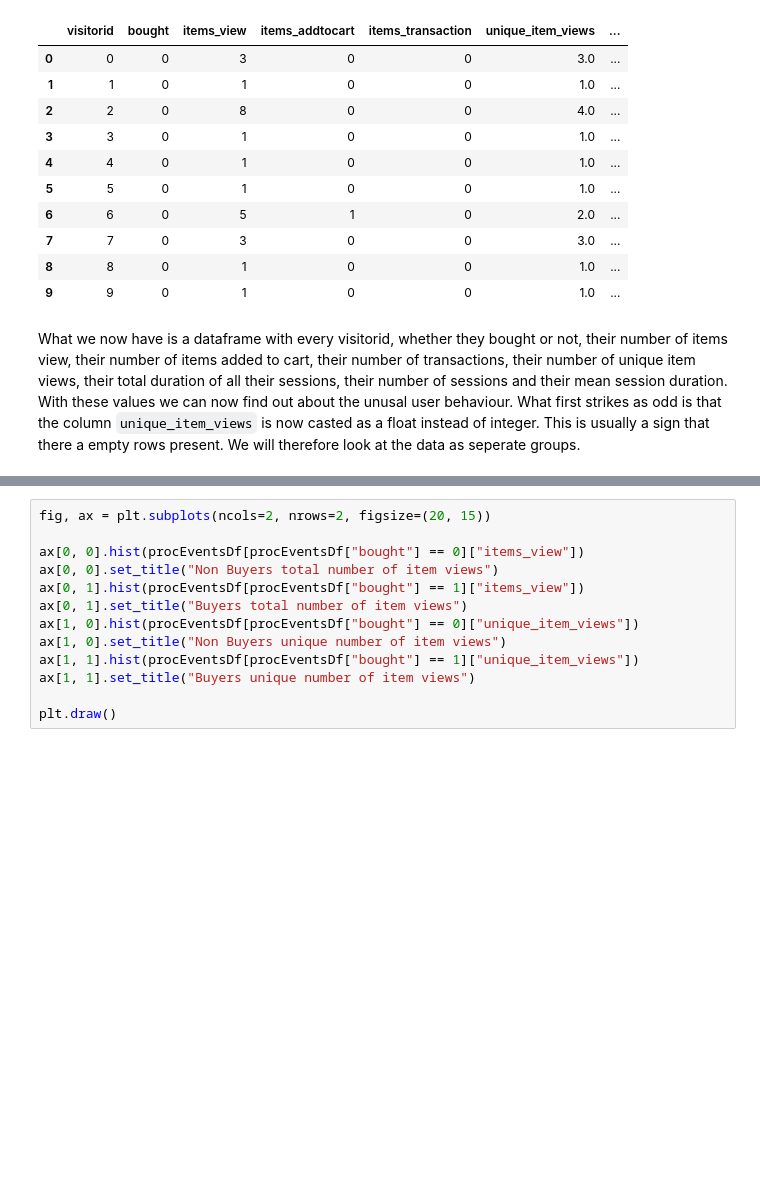
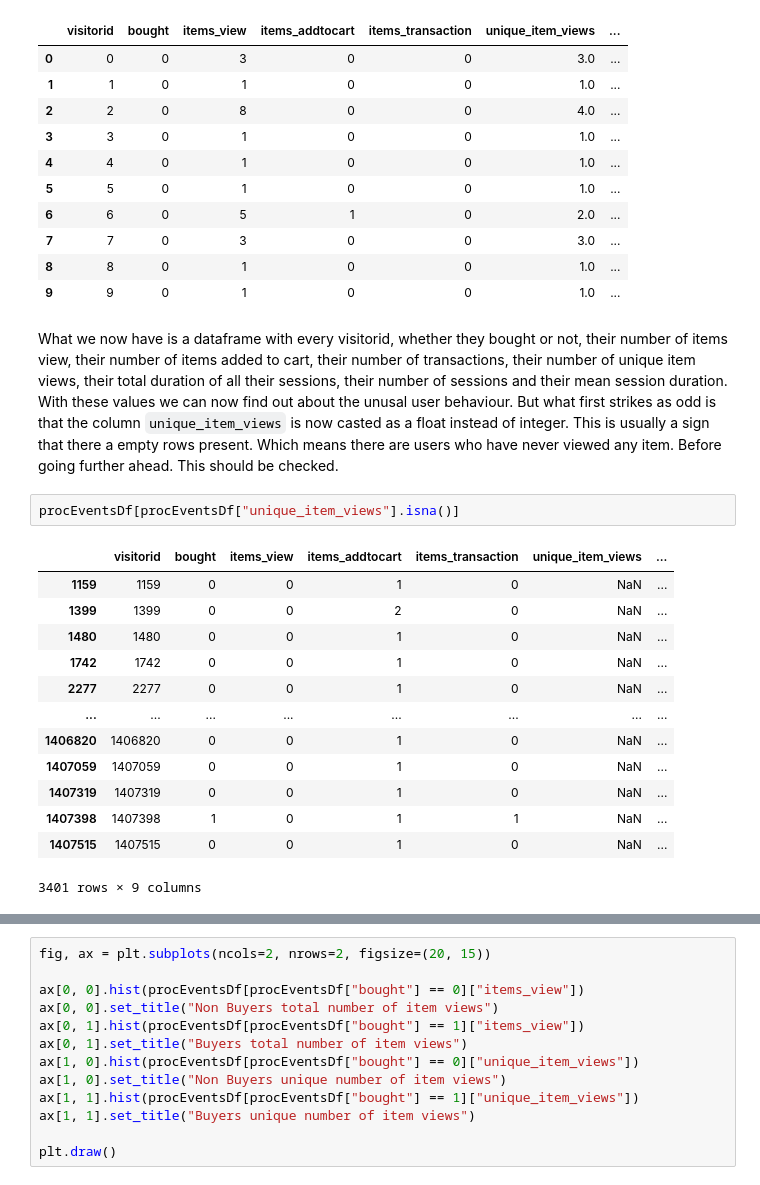
Before and after one commit to tinomerl/ecommerce-recommendation, a Jupyter notebook: ecommerce-user-behaviour.ipynb, the cells around one changed output, grey strips where cells are left out. Cells and saved outputs as stored; diff of their text form; blank space fills up the shorter version.

```diff
--- a/ecommerce-user-behaviour.ipynb
+++ b/ecommerce-user-behaviour.ipynb
@@ -524,5 +530,20 @@ procEventsDf.head(10)
 | 8 | 8 | 0 | 1 | 0 | 0 | 1.0 | ... |
 | 9 | 9 | 0 | 1 | 0 | 0 | 1.0 | ... |
 # %% [markdown]
-What we now have is a dataframe with every visitorid, whether they bought or not, their number of items view, their number of items added to cart, their number of transactions, their number of unique item views, their total duration of all their sessions, their number of sessions and their mean session duration. With these values we can now find out about the unusal user behaviour. What first strikes as odd is that the column `unique_item_views` is now casted as a float instead of integer. This is usually a sign that there a empty rows present.
-We will therefore look at the data as seperate groups.
+What we now have is a dataframe with every visitorid, whether they bought or not, their number of items view, their number of items added to cart, their number of transactions, their number of unique item views, their total duration of all their sessions, their number of sessions and their mean session duration. With these values we can now find out about the unusal user behaviour. But what first strikes as odd is that the column `unique_item_views` is now casted as a float instead of integer. This is usually a sign that there a empty rows present. Which means there are users who have never viewed any item. Before going further ahead. This should be checked.
+# %%
+procEventsDf[procEventsDf["unique_item_views"].isna()]
+# %% [output]
+|  | visitorid | bought | items_view | items_addtocart | items_transaction | unique_item_views | ... |
+| 1159 | 1159 | 0 | 0 | 1 | 0 | NaN | ... |
+| 1399 | 1399 | 0 | 0 | 2 | 0 | NaN | ... |
+| 1480 | 1480 | 0 | 0 | 1 | 0 | NaN | ... |
+| 1742 | 1742 | 0 | 0 | 1 | 0 | NaN | ... |
+| 2277 | 2277 | 0 | 0 | 1 | 0 | NaN | ... |
+| ... | ... | ... | ... | ... | ... | ... | ... |
+| 1406820 | 1406820 | 0 | 0 | 1 | 0 | NaN | ... |
+| 1407059 | 1407059 | 0 | 0 | 1 | 0 | NaN | ... |
+| 1407319 | 1407319 | 0 | 0 | 1 | 0 | NaN | ... |
+| 1407398 | 1407398 | 1 | 0 | 1 | 1 | NaN | ... |
+| 1407515 | 1407515 | 0 | 0 | 1 | 0 | NaN | ... |
+3401 rows × 9 columns
```
Also changed, not shown: parts of 19 cells of this notebook.
